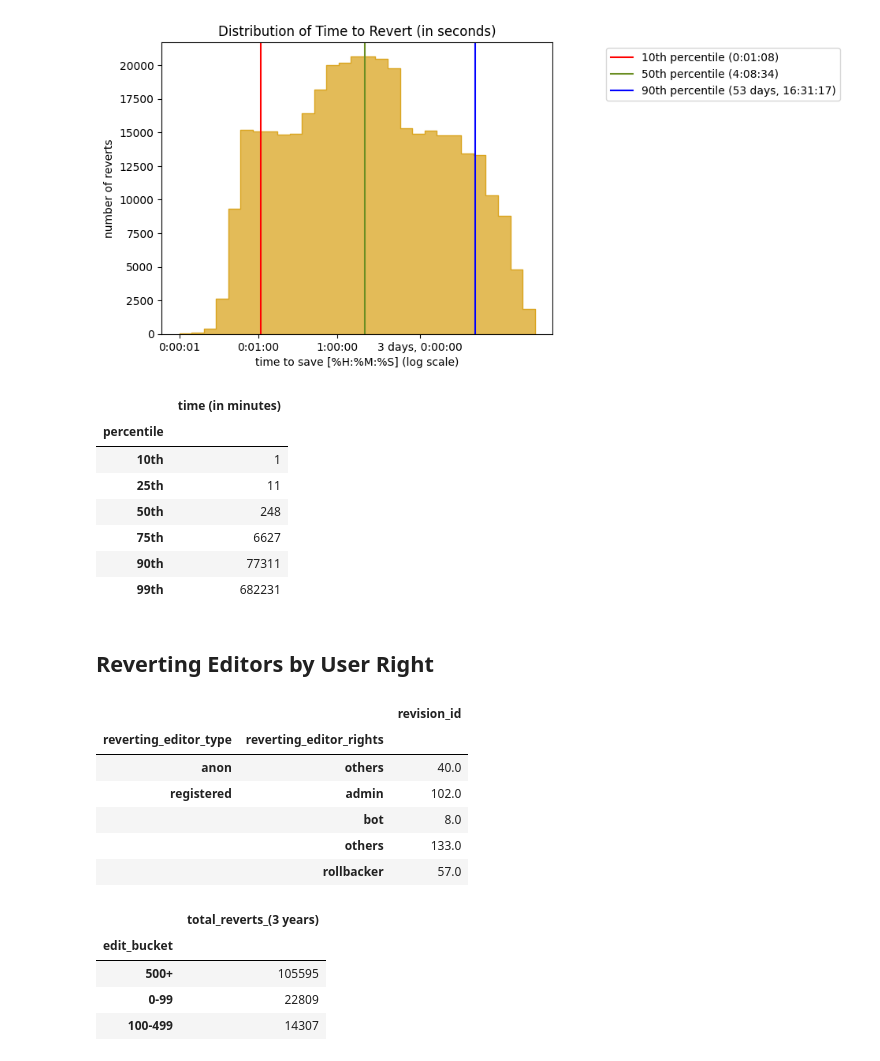
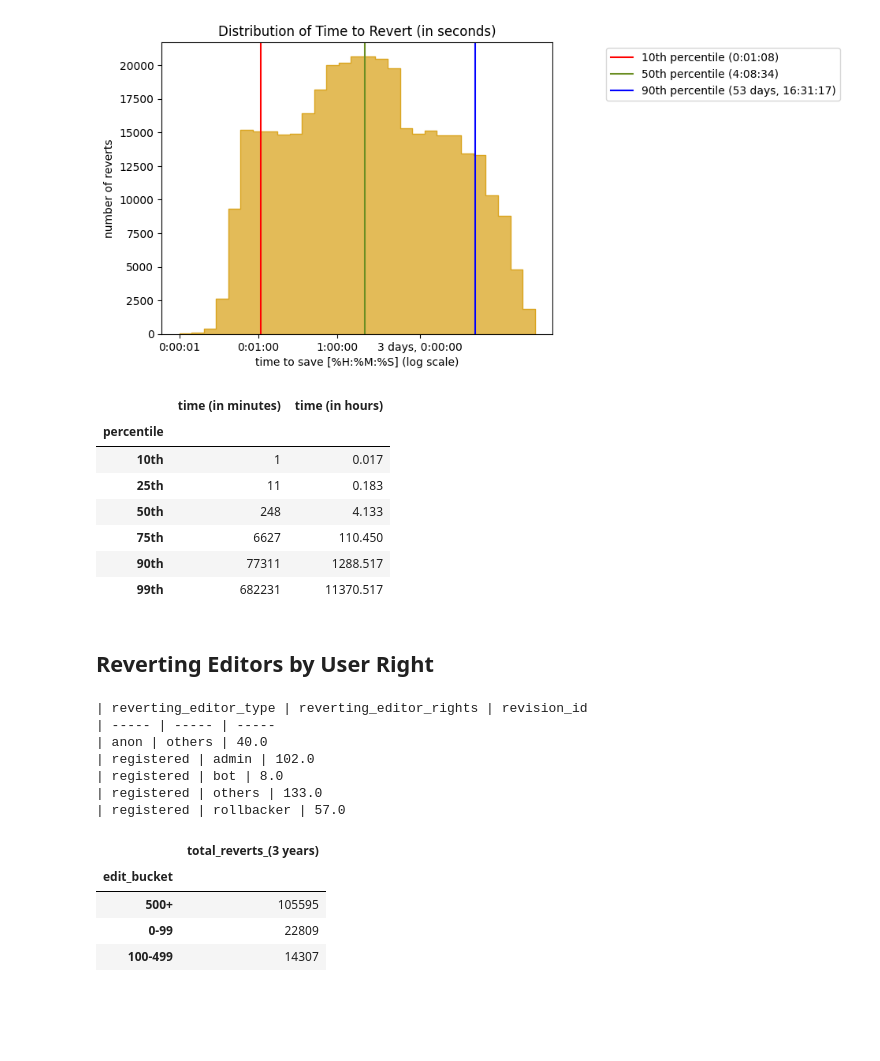
Before and after one commit to wikimedia-research/mod-tools-FY24, a Jupyter notebook: [T342096] idwiki revert rate/idwiki revert rate.ipynb, the cells around one changed output. Cells and saved outputs as stored; diff of their text form; code cells hidden in the pictures; blank space fills up the shorter version.

Commit message:
quantiles

```diff
--- a/[T342096] idwiki revert rate/idwiki revert rate.ipynb
+++ b/[T342096] idwiki revert rate/idwiki revert rate.ipynb
@@ -330,35 +341,37 @@ def quantiles(frame, col='revision_seconds_to_identity_revert'):
 
     return df
 # %%
-quantiles(reverts.query("""revision_seconds_to_identity_revert != 0"""))
+time_to_revert_quantiles = quantiles(reverts.query("""revision_seconds_to_identity_revert != 0"""))
+time_to_revert_quantiles['time (in hours)'] = round(time_to_revert_quantiles['time (in minutes)'] / 60, 3)
+time_to_revert_quantiles
 # %% [output]
-|  | time (in minutes) |
-| percentile |  |
-| 10th | 1 |
-| 25th | 11 |
-| 50th | 248 |
-| 75th | 6627 |
-| 90th | 77311 |
-| 99th | 682231 |
+|  | time (in minutes) | time (in hours) |
+| percentile |  |  |
+| 10th | 1 | 0.017 |
+| 25th | 11 | 0.183 |
+| 50th | 248 | 4.133 |
+| 75th | 6627 | 110.450 |
+| 90th | 77311 | 1288.517 |
+| 99th | 682231 | 11370.517 |
 # %% [markdown]
 ## Reverting Editors by User Right
 # %%
-round((reverts
+wmf.utils.df_to_remarkup(round((reverts
        .groupby(['date', 'reverting_editor_type', 'reverting_editor_rights'])
        .agg({
            'revision_id': 'count'
        })
       )
       .groupby(['reverting_editor_type', 'reverting_editor_rights'])
-      .mean())
+      .mean()).reset_index())
 # %% [output]
-|  |  | revision_id |
-| reverting_editor_type | reverting_editor_rights |  |
-| anon | others | 40.0 |
-| registered | admin | 102.0 |
-|  | bot | 8.0 |
-|  | others | 133.0 |
-|  | rollbacker | 57.0 |
+| reverting_editor_type | reverting_editor_rights | revision_id
+| ----- | ----- | -----
+| anon | others | 40.0
+| registered | admin | 102.0
+| registered | bot | 8.0
+| registered | others | 133.0
+| registered | rollbacker | 57.0
 # %%
 (reverts.query("""(reverting_editor_rights == 'others') & (reverting_editor_type == 'registered') & (edit_bucket != 'n/a')""")
  .groupby('edit_bucket')
```
Also changed, not shown: parts of 2 cells of this notebook.
